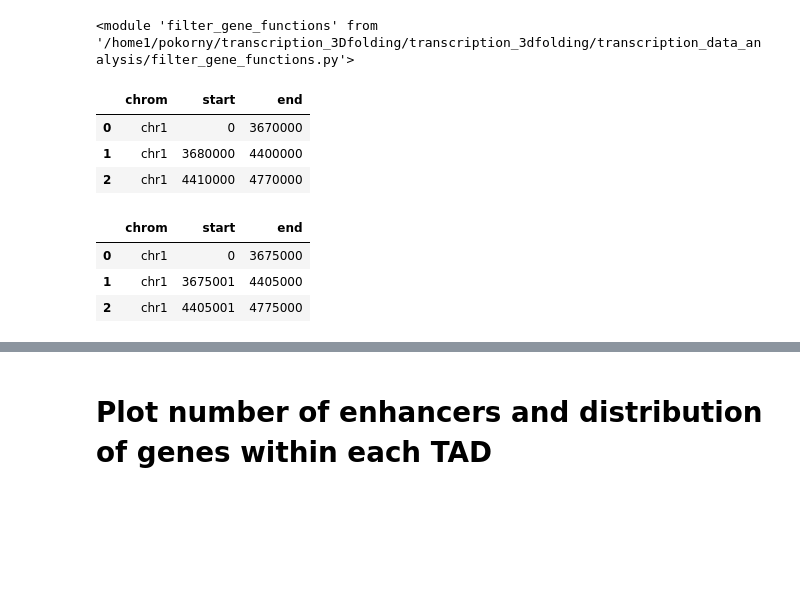
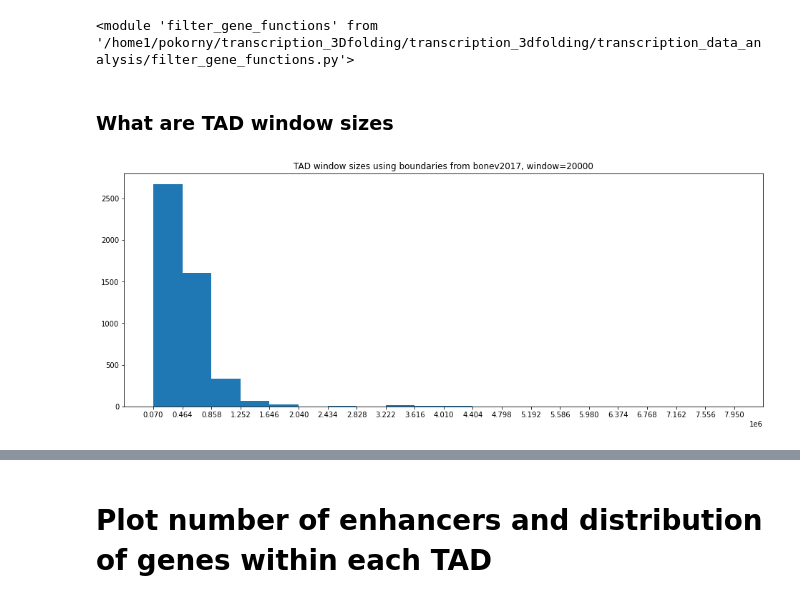
Before and after one commit to Bozhie/transcription_3Dfolding, a Jupyter notebook: transcription_3dfolding/transcription_data_analysis/20221016_dNipBL_proximal_enhancers.ipynb, the cells around one changed output, grey strips where cells are left out. Saved outputs shown, nothing was run; the diff lists cells and outputs as text; code cells hidden in the pictures; blank space fills up the shorter version.

Commit message:
Adding plots to look at TAD window sizes, and effect of TAD window boundaries using insulation boundary midpoints.

```diff
--- a/transcription_3dfolding/transcription_data_analysis/20221016_dNipBL_proximal_enhancers.ipynb
+++ b/transcription_3dfolding/transcription_data_analysis/20221016_dNipBL_proximal_enhancers.ipynb
@@ -141,19 +141,15 @@ feature_dir = '/project/fudenber_735/GEO/bonev_2017_GSE96107/distiller-0.3.1_mm1
 insulation_table = pd.read_table(feature_dir+'/bonev2017.HiC_ES.mm10.mapq_30.1000.window_200000.insulation')
 
 tad_df = flt.tad_windows_from_boundaries(insulation_table)
-# %%
-tad_df[0:3]
-# %% [output]
-|  | chrom | start | end |
-| 0 | chr1 | 0 | 3670000 |
-| 1 | chr1 | 3680000 | 4400000 |
-| 2 | chr1 | 4410000 | 4770000 |
+# %% [markdown]
+### What are TAD window sizes
 # %%
-tad_df_mid = flt.tad_windows_from_boundaries(insulation_table, take_midpoint=True)
+tad_sizes = tad_df['end'] - tad_df['start']
+fig = plt.figure(figsize=(16,6))
+n, bins, bars = plt.hist(tad_sizes.values, bins=20)
+
+plt.xticks(bins.astype(np.double))
+plt.title('TAD window sizes using boundaries from bonev2017, window=20000')
+plt.show()
+# %% [output]
+[figure, added]
-# %%
-tad_df_mid[0:3]
-# %% [output]
-|  | chrom | start | end |
-| 0 | chr1 | 0 | 3675000 |
-| 1 | chr1 | 3675001 | 4405000 |
-| 2 | chr1 | 4405001 | 4775000 |
```
Also changed, not shown: parts of 9 cells of this notebook.
